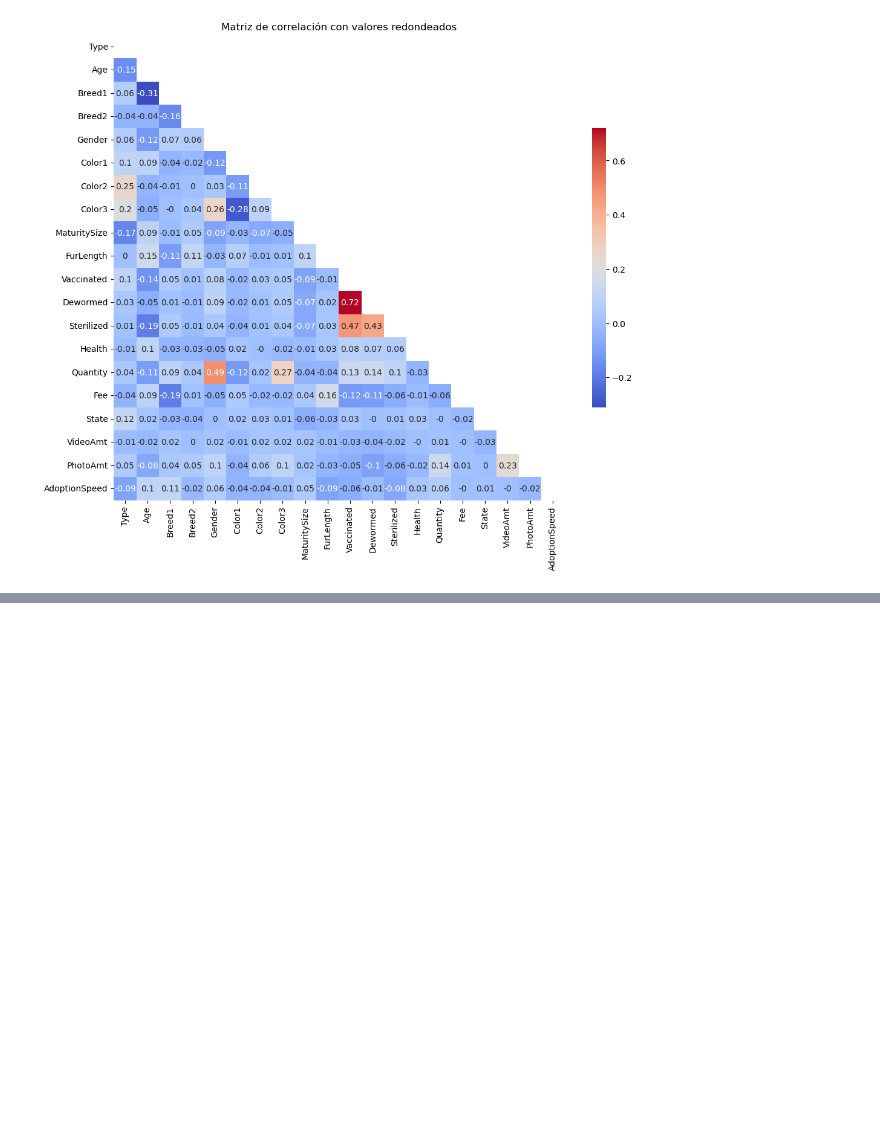
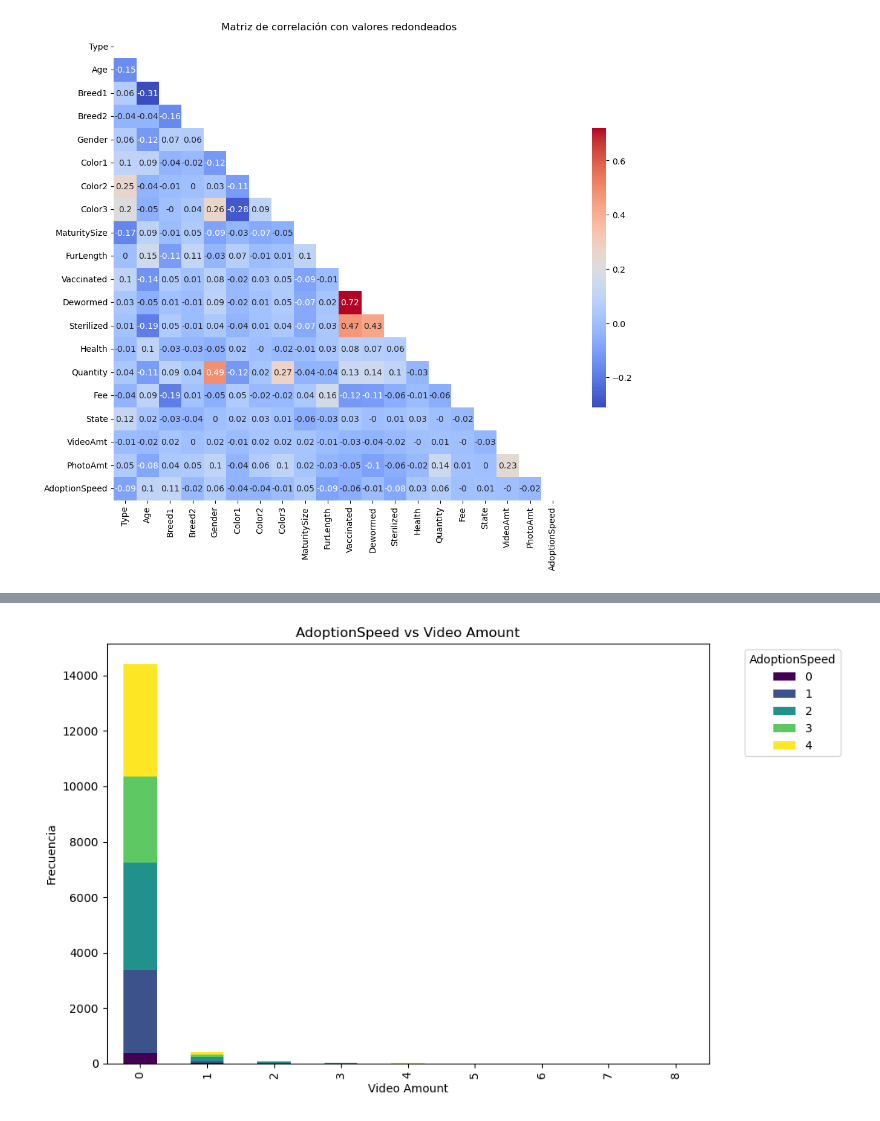
Before and after one commit to AraneoA/UA_MDM_Labo2, a Jupyter notebook: notebooks/preprocessing/analisis_procesm_nulls.ipynb, the cells around one changed output, grey strips where cells are left out. Drawn from its saved outputs; the diff is of its cells as text; code cells hidden in the pictures; blank space fills up the shorter version.

Commit message:
Se agregan tabla y grafico de velocidad de adopcion en funcion del numero de videos y fotos

```diff
--- a/notebooks/preprocessing/analisis_procesm_nulls.ipynb
+++ b/notebooks/preprocessing/analisis_procesm_nulls.ipynb
@@ -177,3 +177,13 @@ plt.title("Matriz de correlación con valores redondeados")
 plt.show()
 # %% [output]
 [figure]
+# %%
+# Agrupar por VideoAmt y AdoptionSpeed
+video_adoption_table = (
+    data.groupby(['VideoAmt', 'AdoptionSpeed'])
+    .size()
+    .unstack(fill_value=0)
+)
+
+# Mostrar la tabla agrupada
+video_adoption_table
@@ -179,0 +202,15 @@ plt.show()
+# %%
+# Graficar la tabla video_adoption_table
+video_adoption_table.plot(kind='bar', stacked=True, figsize=(10, 6), colormap='viridis')
+
+# Configurar etiquetas y título
+plt.title('AdoptionSpeed vs Video Amount')
+plt.xlabel('Video Amount')
+plt.ylabel('Frecuencia')
+plt.legend(title='AdoptionSpeed', bbox_to_anchor=(1.05, 1), loc='upper left')
+plt.tight_layout()
+
+# Mostrar la gráfica
+plt.show()
+# %% [output]
+[figure, added]
```
Also changed, not shown: parts of 4 cells of this notebook.
